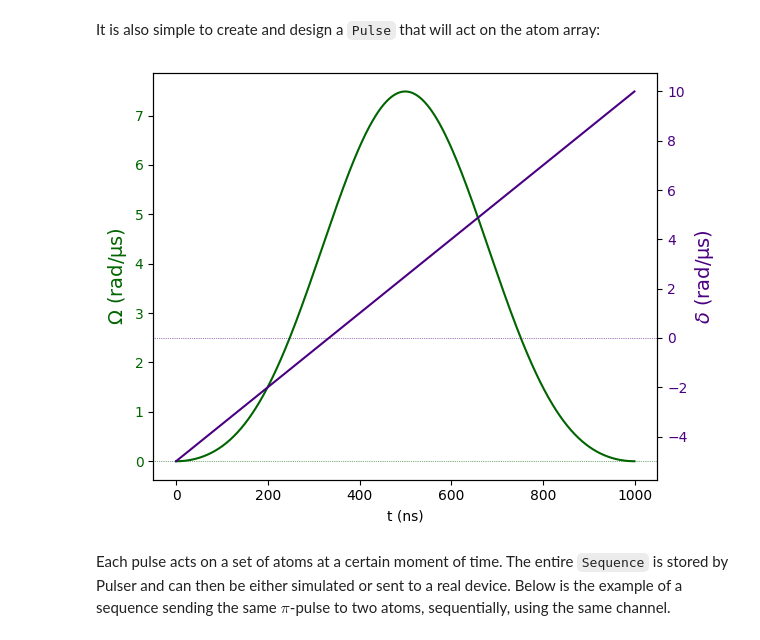
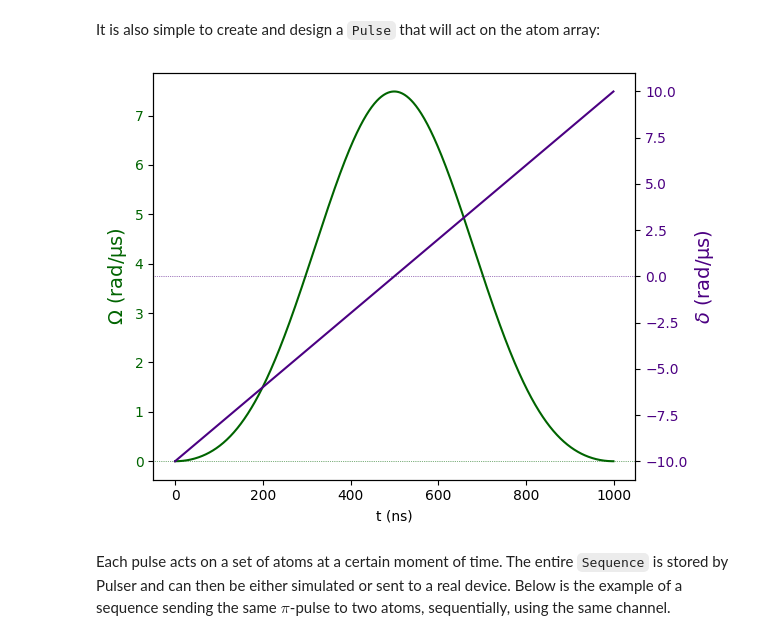
Before and after one commit to dehond/pulser-notebooks, a Jupyter notebook: intro_rydberg_blockade.ipynb, the cells around one changed output. Drawn from its saved outputs; the diff is of its cells as text; code cells hidden in the pictures.

```diff
--- a/intro_rydberg_blockade.ipynb
+++ b/intro_rydberg_blockade.ipynb
@@ -27,13 +27,13 @@ It is also simple to create and design a ``Pulse`` that will act on the atom arr
 # %%
 duration = 1000  # Typical: ~1 µsec
 pulse = pulser.Pulse(
     amplitude=pulser.waveforms.BlackmanWaveform(duration, np.pi),
-    detuning=pulser.waveforms.RampWaveform(duration, -5.0, 10.0),
+    detuning=pulser.waveforms.RampWaveform(duration, -10.0, 10.0),
     phase=0,
 )
 pulse.draw()
 # %% [output]
-[figure, old version]
+[figure, new version]
 # %% [markdown]
 Each pulse acts on a set of atoms at a certain moment of time. The entire ``Sequence`` is stored by Pulser and can then be either simulated or sent to a real device. Below is the example of a sequence sending the same $\pi$-pulse to two atoms, sequentially, using the same channel.
 # %%
```
Also changed, not shown: 2 other files.
